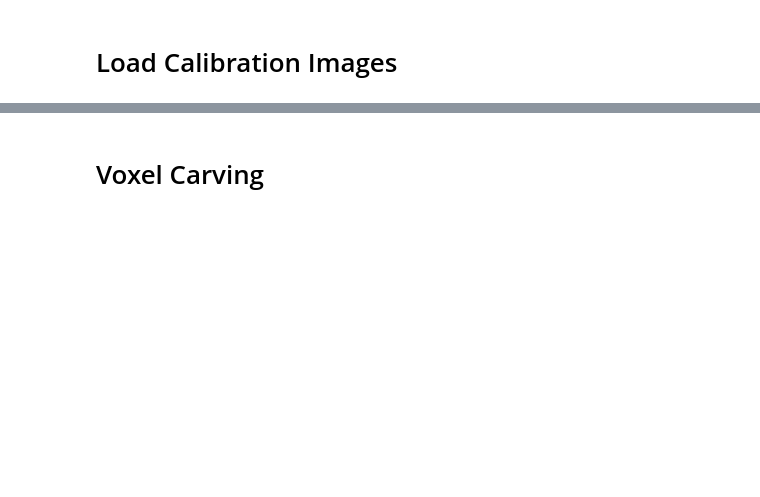
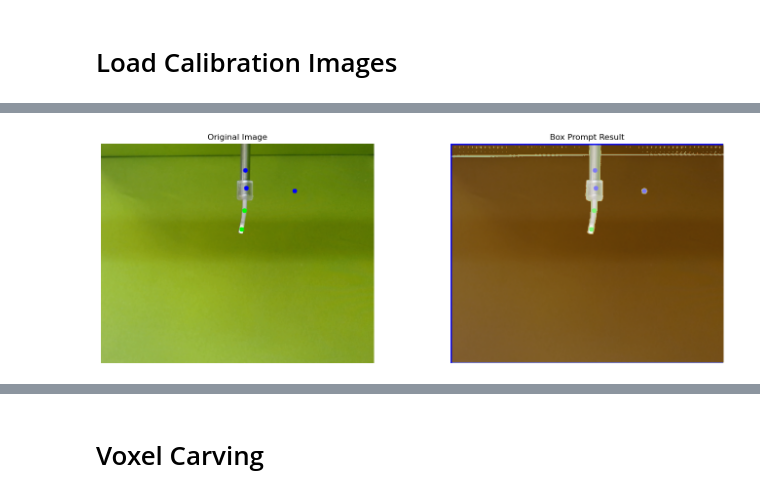
Before and after one commit to jasonkglim/Catheter-Perception, a Jupyter notebook: scripts/catheter_pose_estimation.ipynb, the cells around one changed output, grey strips where cells are left out. Cells and saved outputs as stored; diff of their text form; code cells hidden in the pictures; blank space fills up the shorter version.

```diff
--- a/scripts/catheter_pose_estimation.ipynb
+++ b/scripts/catheter_pose_estimation.ipynb
@@ -274,8 +287,10 @@ import cv2
 img_dir = "C:\\Users\\jlim\\OneDrive - Cor Medical Ventures\\Documents\\Channel Robotics\\Catheter Calibration Data\\LC_v3_05_16_25_T1\\image_snapshots"
 img0_paths = glob.glob(f"{img_dir}\\cam_0\\*.png")
 img1_paths = glob.glob(f"{img_dir}\\cam_1\\*.png")
-img0 = cv2.imread(img0_paths[0])
-img1 = cv2.imread(img1_paths[0])
+img0 = cv2.imread(img0_paths[42])
+img1 = cv2.imread(img1_paths[42])
+img0_copy = img0.copy()
+img1_copy = img1.copy()
 
 # Draw world frame axes projected onto each image
 
@@ -432,0 +462,80 @@ for cam_num, (img0_path, img1_path) in enumerate(zip(cam0_img_path, cam1_img_pat
+# %%
+import cv2
+import numpy as np
+
+
+    # Let user select background points to determine color threshold
+
+def get_background_threshold(img):
+    bg_points = []
+
+    def on_mouse(event, x, y, flags, param):
+        if event == cv2.EVENT_LBUTTONDOWN:
+            bg_points.append((x, y))
+            cv2.circle(img_disp, (x, y), 5, (0, 255, 0), -1)
+            cv2.imshow("Select Background Points (ESC to finish)", img_disp)
+
+    img_disp = img.copy()
+    cv2.imshow("Select Background Points (ESC to finish)", img_disp)
+    cv2.setMouseCallback("Select Background Points (ESC to finish)", on_mouse)
+
+    while True:
+        key = cv2.waitKey(0) & 0xFF
+        if key == 27:  # ESC to finish
+            break
+    cv2.destroyAllWindows()
+
+    if not bg_points:
+        raise ValueError("No background points selected.")
+
+    img_hsv = cv2.cvtColor(img, cv2.COLOR_BGR2HSV)
+    bg_colors = np.array([img_hsv[y, x] for (x, y) in bg_points])
+
+    # Compute min/max with some margin
+    lower = np.maximum(bg_colors.min(axis=0) - [10, 30, 30], 0)
+    upper = np.minimum(bg_colors.max(axis=0) + [10, 30, 30], [179, 255, 255])
+    return lower.astype(np.uint8), upper.astype(np.uint8)
+
+# Open first image for background selection
+img_for_bg = img0_copy.copy()
+lower_green, upper_green = get_background_threshold(img_for_bg)
+print(f"Background color range: {lower_green}, {upper_green}")
+
+for img in [img0_copy, img1_copy]:
+    img = img[:, :-42]
+
+    img_hsv = cv2.cvtColor(img, cv2.COLOR_BGR2HSV)
+
+    # lower_green = np.array([35, 30, 100])
+    # upper_green = np.array([85, 255, 255])
+    green_mask = cv2.inRange(img_hsv, lower_green, upper_green)
+    foreground_mask = cv2.bitwise_not(green_mask)
+    binary_mask = np.where(foreground_mask > 0, 1, 0).astype(np.uint8)
+
+    x, y, w, h = cv2.boundingRect(binary_mask)
+    box = np.array([[x, y, x + w, y + h]])
+
+    sam_predictor.set_image(img)
+
+    masks_box, scores_box, _ = sam_predictor.predict(
+        box=box,
+        multimask_output=False
+    )
+
+    # ---- Visualize Results ----
+    fig, axs = plt.subplots(1, 2, figsize=(15, 5))
+
+    axs[0].imshow(img)
+    axs[0].set_title("Original Image")
+
+    axs[1].imshow(img)
+    axs[1].imshow(masks_box[0], alpha=0.5, cmap='Reds')
+    axs[1].add_patch(plt.Rectangle((x, y), w, h, edgecolor='blue', facecolor='none', lw=2))
+    axs[1].set_title("Box Prompt Result")
+
+    for ax in axs:
+        ax.axis('off')
+
+    plt.tight_layout()
+    plt.show()
+# %% [output]
@@ -432,0 +543 @@ for cam_num, (img0_path, img1_path) in enumerate(zip(cam0_img_path, cam1_img_pat
+[figure, added]
```
Also changed, not shown: parts of 10 cells of this notebook, 25 other files.
